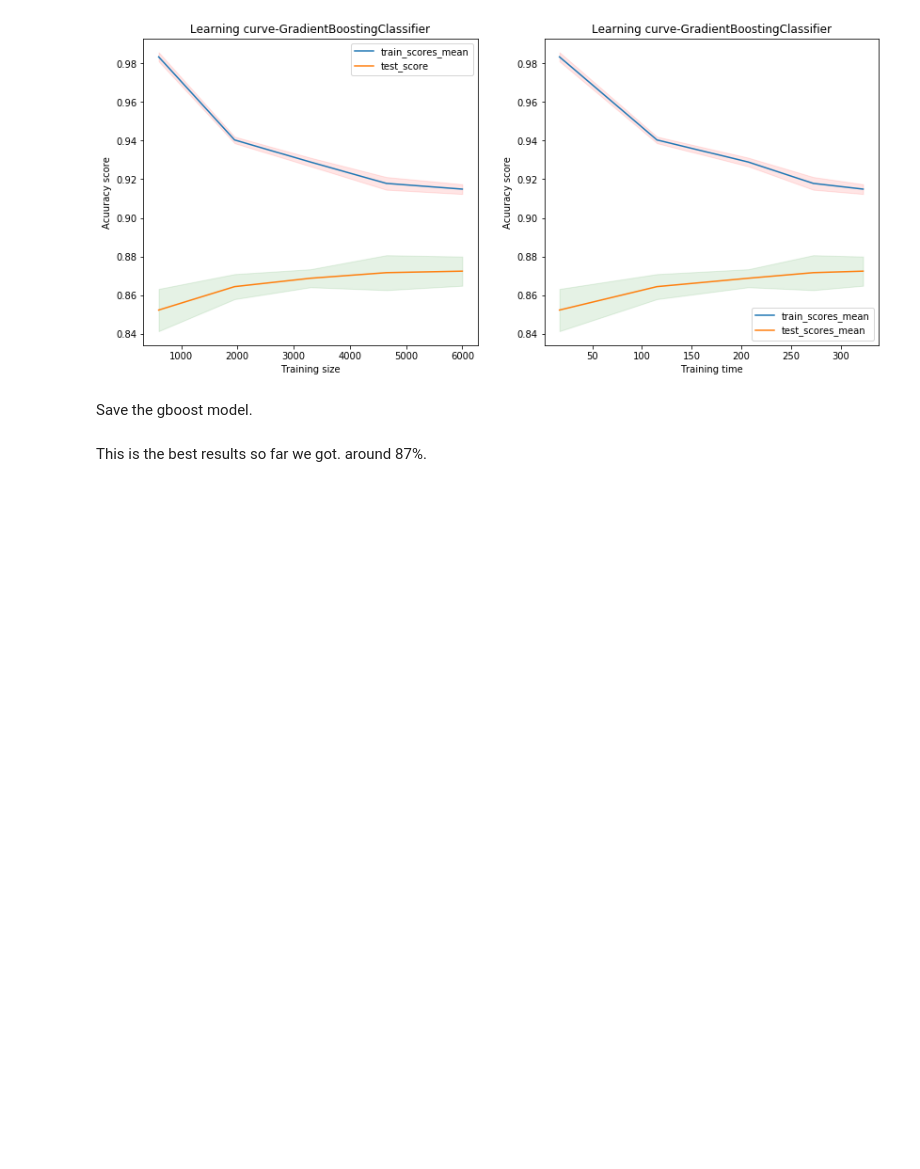
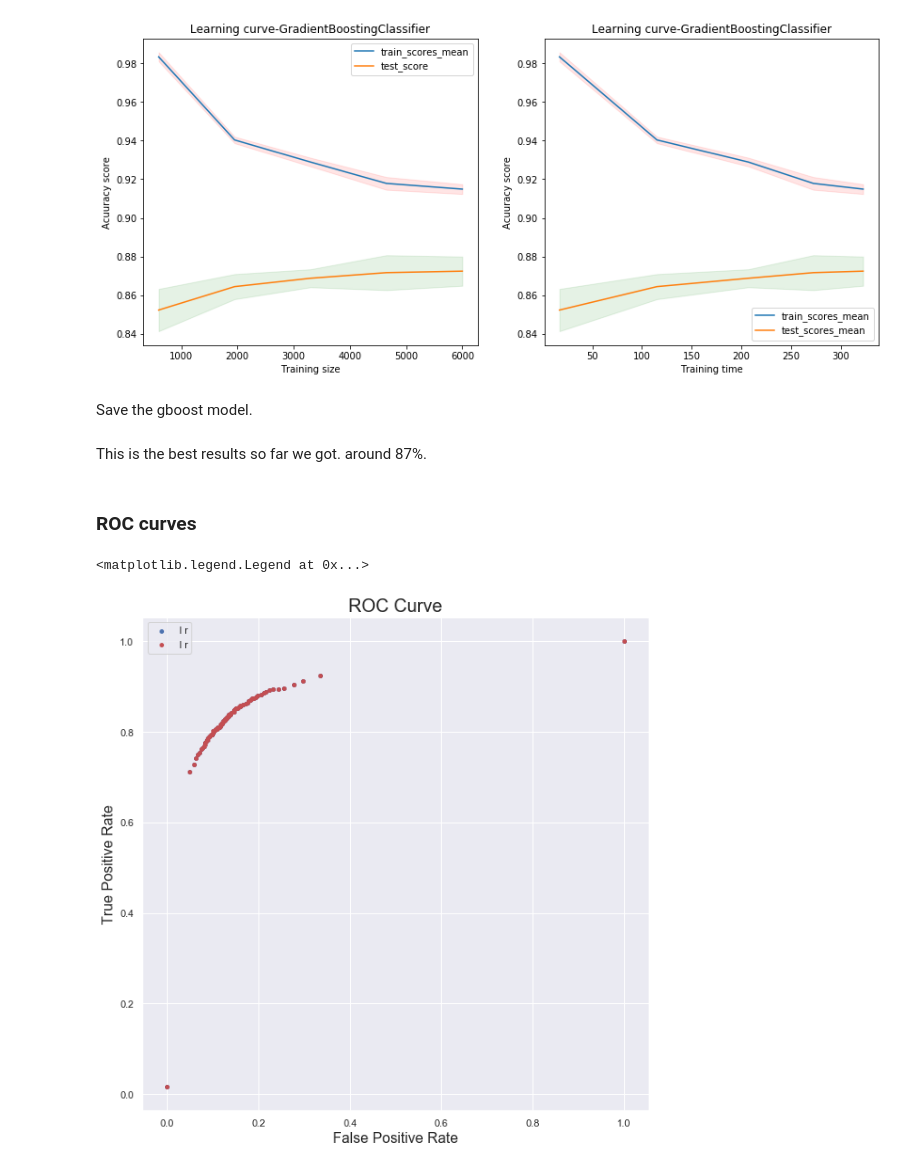
Before and after one commit to Atashnezhad/NLP_Proj2, a Jupyter notebook: Codes/P04_02_Modeling.ipynb, the cells around one changed output. Drawn from its saved outputs; the diff is of its cells as text; code cells hidden in the pictures; blank space fills up the shorter version.

```diff
--- a/Codes/P04_02_Modeling.ipynb
+++ b/Codes/P04_02_Modeling.ipynb
@@ -392,3 +448,29 @@ filename = '../Codes/Models/gboost_100est_dep6_P04_02.sav'
 pickle.dump(mlp, open(filename, 'wb'))
 # %% [markdown]
 This is the best results so far we got. around 87%.
+# %% [markdown]
+### ROC curves
+# %%
+sns.set()
+plt.figure(figsize=(10,10))
+
+with open('ROC_mlp_All_DF_P04_02.npy', 'rb') as ROC_mlp_All_DF_P04_02:
+    ROC_mlp_All_DF_P04_02 = np.load(ROC_mlp_All_DF_P04_02)
+plt.scatter(ROC_mlp_All_DF_P04_02[:,0],
+            ROC_mlp_All_DF_P04_02[:,1],
+            color='b', s=15, label="ROC_mlp_All_DF_P04_02")
+
+with open('ROC_mlp_All_DF_P04_02.npy', 'rb') as ROC_mlp_All_DF_P04_02:
+    ROC_mlp_All_DF_P04_02 = np.load(ROC_mlp_All_DF_P04_02)
+plt.scatter(ROC_mlp_All_DF_P04_02[:,0],
+            ROC_mlp_All_DF_P04_02[:,1],
+            color='r', s=15, label="l r")
+
+
+plt.title('ROC Curve',fontsize=20)
+plt.xlabel('False Positive Rate',fontsize=16)
+plt.ylabel('True Positive Rate',fontsize=16)
+plt.legend()
+# %% [output]
+<matplotlib.legend.Legend at 0x...>
+[figure, added]
```
Also changed, not shown: parts of 16 cells of this notebook, 7 other files.
